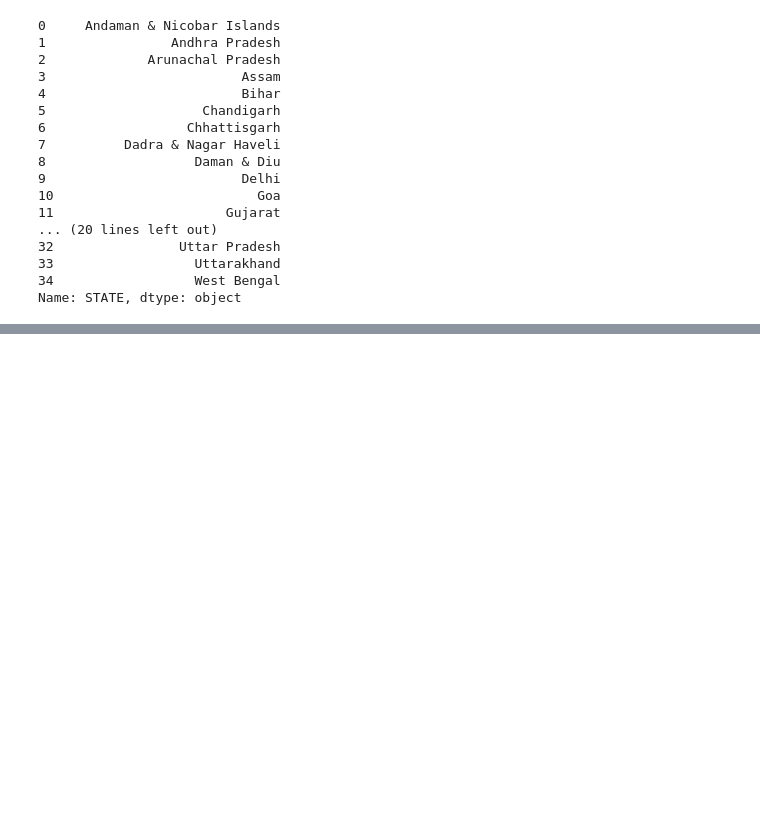
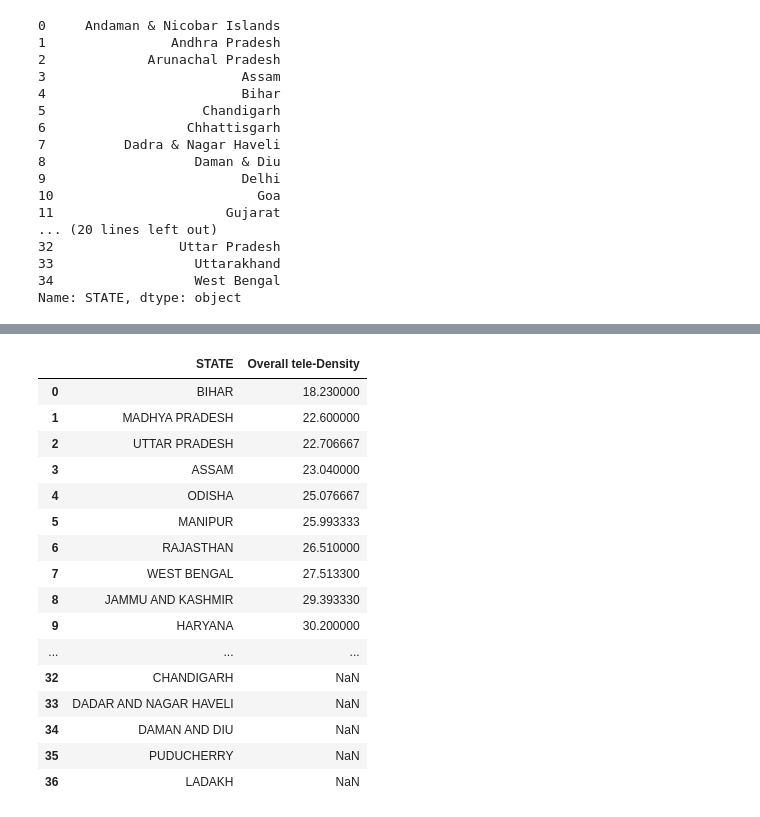
Before and after one commit to sjshrey321/MSME-Project, a Jupyter notebook: Microfinance.ipynb, the cells around one changed output, grey strips where cells are left out. Saved outputs shown, nothing was run; the diff lists cells and outputs as text; code cells hidden in the pictures; blank space fills up the shorter version.

```diff
--- a/Microfinance.ipynb
+++ b/Microfinance.ipynb
@@ -195,0 +260,20 @@ Name: STATE, dtype: object
+# %%
+net
+# %% [output]
+|  | STATE | Overall tele-Density |
+| 0 | BIHAR | 18.230000 |
+| 1 | MADHYA PRADESH | 22.600000 |
+| 2 | UTTAR PRADESH | 22.706667 |
+| 3 | ASSAM | 23.040000 |
+| 4 | ODISHA | 25.076667 |
+| 5 | MANIPUR | 25.993333 |
+| 6 | RAJASTHAN | 26.510000 |
+| 7 | WEST BENGAL | 27.513300 |
+| 8 | JAMMU AND KASHMIR | 29.393330 |
+| 9 | HARYANA | 30.200000 |
+| ... | ... | ... |
+| 32 | CHANDIGARH | NaN |
+| 33 | DADAR AND NAGAR HAVELI | NaN |
+| 34 | DAMAN AND DIU | NaN |
+| 35 | PUDUCHERRY | NaN |
+| 36 | LADAKH | NaN |
```
Also changed, not shown: parts of 22 cells of this notebook.
